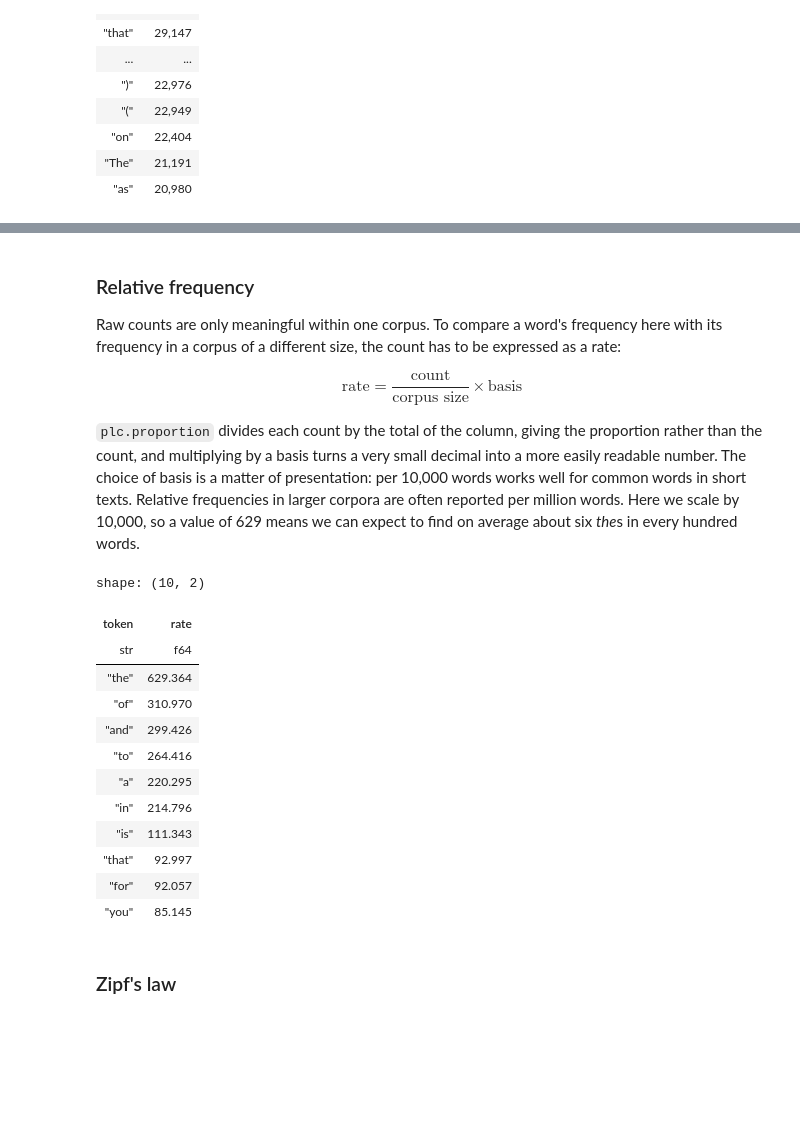
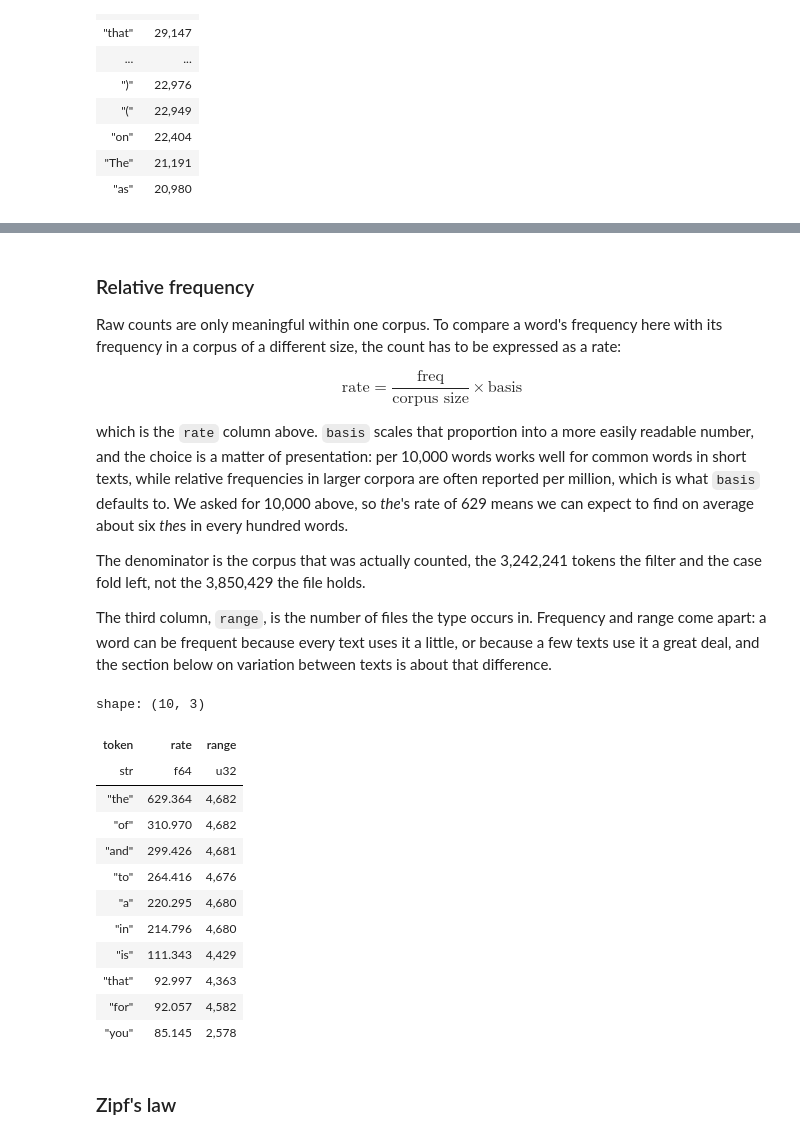
Before and after one commit to rmalouf/polars_corpus, a Jupyter notebook: docs/notebooks/frequencies.ipynb, the cells around one changed output, grey strips where cells are left out. Drawn from its saved outputs; the diff is of its cells as text; code cells hidden in the pictures; blank space fills up the shorter version.

```diff
--- a/docs/notebooks/frequencies.ipynb
+++ b/docs/notebooks/frequencies.ipynb
@@ -124,10 +129,8 @@ Typically we will want to **normalize** texts before analyzing them. That is, we
 # %%
-abs_freq = (
-    amalgum.filter(plc.is_letters("token"))
-    .with_columns(pl.col("token").str.to_lowercase())
-    .group_by("token")
-    .agg(pl.len().alias("count"))
-    .sort(by="count", descending=True)
+freq_list = plc.frequency_list(
+    amalgum.filter(plc.is_letters("token")),
+    pl.col("token").str.to_lowercase(),
+    basis=10_000,
 )
-abs_freq.head(20)
+freq_list.head(20)
 # %% [output]
@@ -157,26 +160,36 @@ shape: (20, 2)
 Raw counts are only meaningful within one corpus. To compare a word's frequency here with its
 frequency in a corpus of a different size, the count has to be expressed as a rate:
 
-$$\text{rate} = \frac{\text{count}}{\text{corpus size}} \times \text{basis}$$
+$$\text{rate} = \frac{\text{freq}}{\text{corpus size}} \times \text{basis}$$
 
-`plc.proportion` divides each count by the total of the column, giving the proportion rather than the count, and multiplying by a basis turns a very small decimal into a more easily readable number. The choice of basis is a matter of presentation: per 10,000 words works well for common words in short texts. Relative frequencies in larger corpora are often reported per million words. Here we scale by 10,000, so a value of 629 means we can expect to find on average about six *the*s in every hundred words.
+which is the `rate` column above. `basis` scales that proportion into a more easily readable
+number, and the choice is a matter of presentation: per 10,000 words works well for common words
+in short texts, while relative frequencies in larger corpora are often reported per million,
+which is what `basis` defaults to. We asked for 10,000 above, so *the*'s rate of 629 means we can
+expect to find on average about six *the*s in every hundred words.
+
+The denominator is the corpus that was actually counted, the 3,242,241 tokens the filter and the
+case fold left, not the 3,850,429 the file holds.
+
+The third column, `range`, is the number of files the type occurs in. Frequency and range come
+apart: a word can be frequent because every text uses it a little, or because a few texts use it
+a great deal, and the section below on variation between texts is about that difference.
 # %%
-rel_freq = abs_freq.select("token", (plc.proportion("count") * 10_000).alias("rate"))
-rel_freq.head(10)
+freq_list.select("token", "rate", "range").head(10)
 # %% [output]
-shape: (10, 2)
+shape: (10, 3)
-| token | rate |
-| str | f64 |
-| "the" | 629.364 |
-| "of" | 310.970 |
-| "and" | 299.426 |
-| "to" | 264.416 |
-| "a" | 220.295 |
-| "in" | 214.796 |
-| "is" | 111.343 |
-| "that" | 92.997 |
-| "for" | 92.057 |
-| "you" | 85.145 |
+| token | rate | range |
+| str | f64 | u32 |
+| "the" | 629.364 | 4,682 |
+| "of" | 310.970 | 4,682 |
+| "and" | 299.426 | 4,681 |
+| "to" | 264.416 | 4,676 |
+| "a" | 220.295 | 4,680 |
+| "in" | 214.796 | 4,680 |
+| "is" | 111.343 | 4,429 |
+| "that" | 92.997 | 4,363 |
+| "for" | 92.057 | 4,582 |
+| "you" | 85.145 | 2,578 |
 # %% [markdown]
 ### Zipf's law
 # %% [markdown]
```
Also changed, not shown: parts of 13 cells of this notebook, 12 other files.
